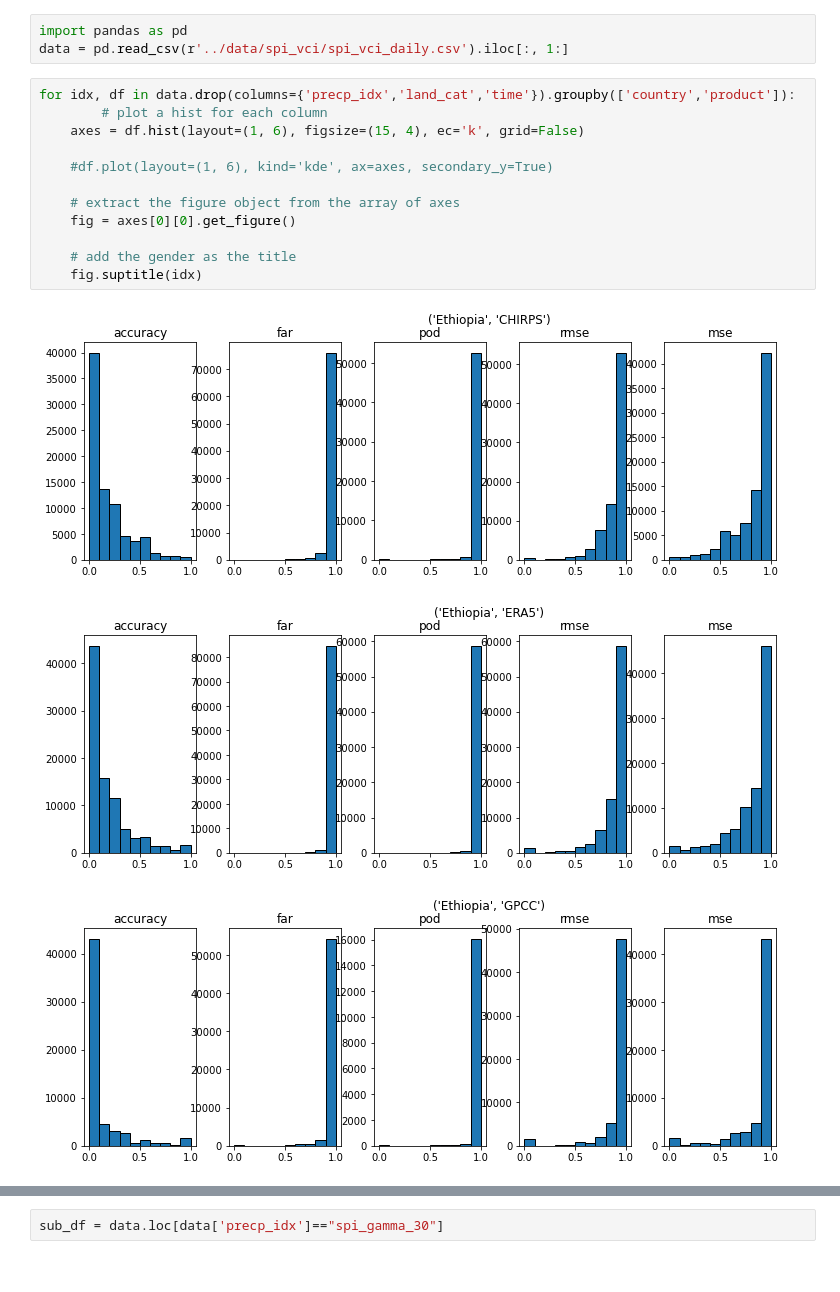
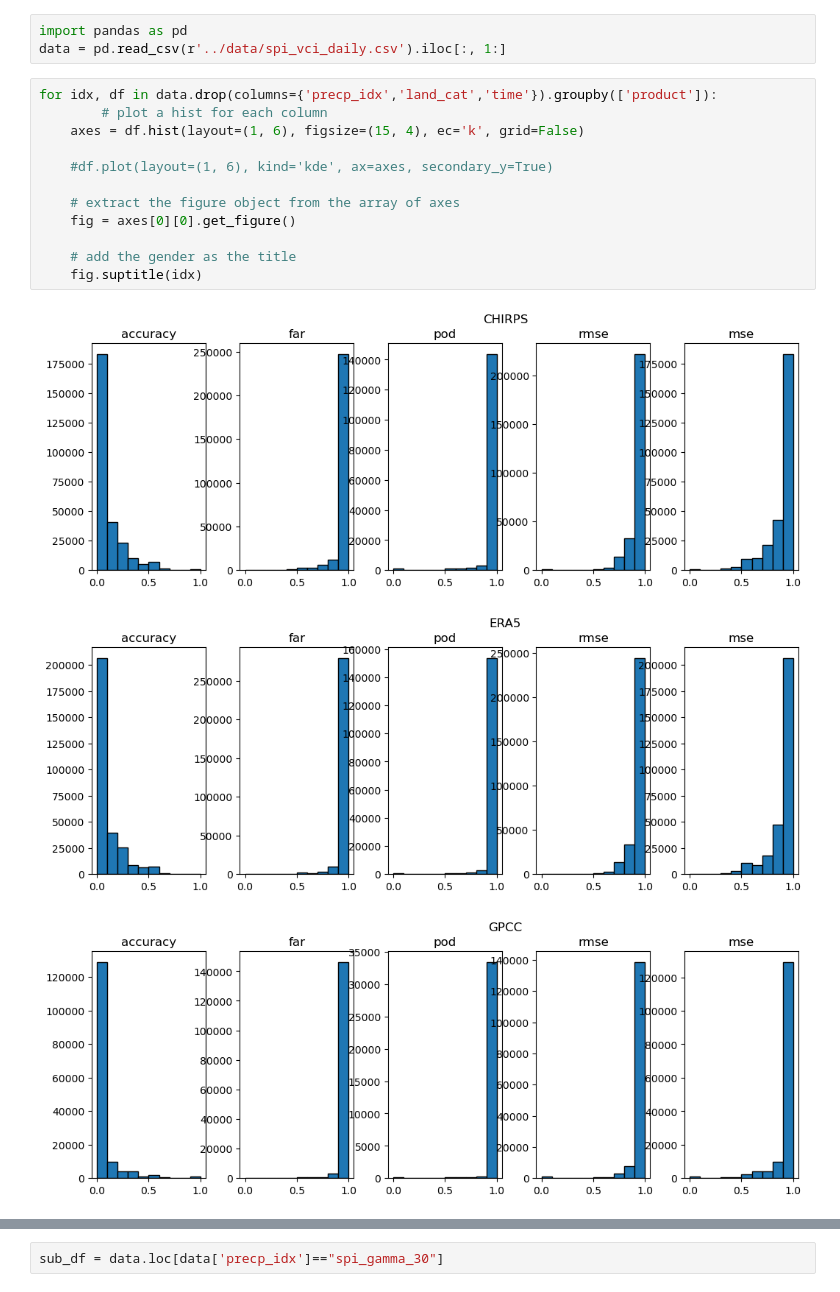
Before and after one commit to Riccardo7-DS/Indices_analysis, a Jupyter notebook: notebooks/visualize_vci_spi.ipynb, the cells around one changed output, grey strips where cells are left out. Cells and saved outputs as stored; diff of their text form.

```diff
--- a/notebooks/visualize_vci_spi.ipynb
+++ b/notebooks/visualize_vci_spi.ipynb
@@ -1,19 +1,19 @@
 # %%
 import pandas as pd
-data = pd.read_csv(r'../data/spi_vci/spi_vci_daily.csv').iloc[:, 1:]
+data = pd.read_csv(r'../data/spi_vci_daily.csv').iloc[:, 1:]
 # %%
-for idx, df in data.drop(columns={'precp_idx','land_cat','time'}).groupby(['country','product']):
+for idx, df in data.drop(columns={'precp_idx','land_cat','time'}).groupby(['product']):
         # plot a hist for each column
     axes = df.hist(layout=(1, 6), figsize=(15, 4), ec='k', grid=False)
 
     #df.plot(layout=(1, 6), kind='kde', ax=axes, secondary_y=True)
 
     # extract the figure object from the array of axes
     fig = axes[0][0].get_figure()
 
     # add the gender as the title
     fig.suptitle(idx)
 # %% [output]
-[figure, old version]
+[figure, new version]
-[figure, old version]
+[figure, new version]
-[figure, old version]
+[figure, new version]
```
Also changed, not shown: parts of 4 cells of this notebook, 10 other files.
